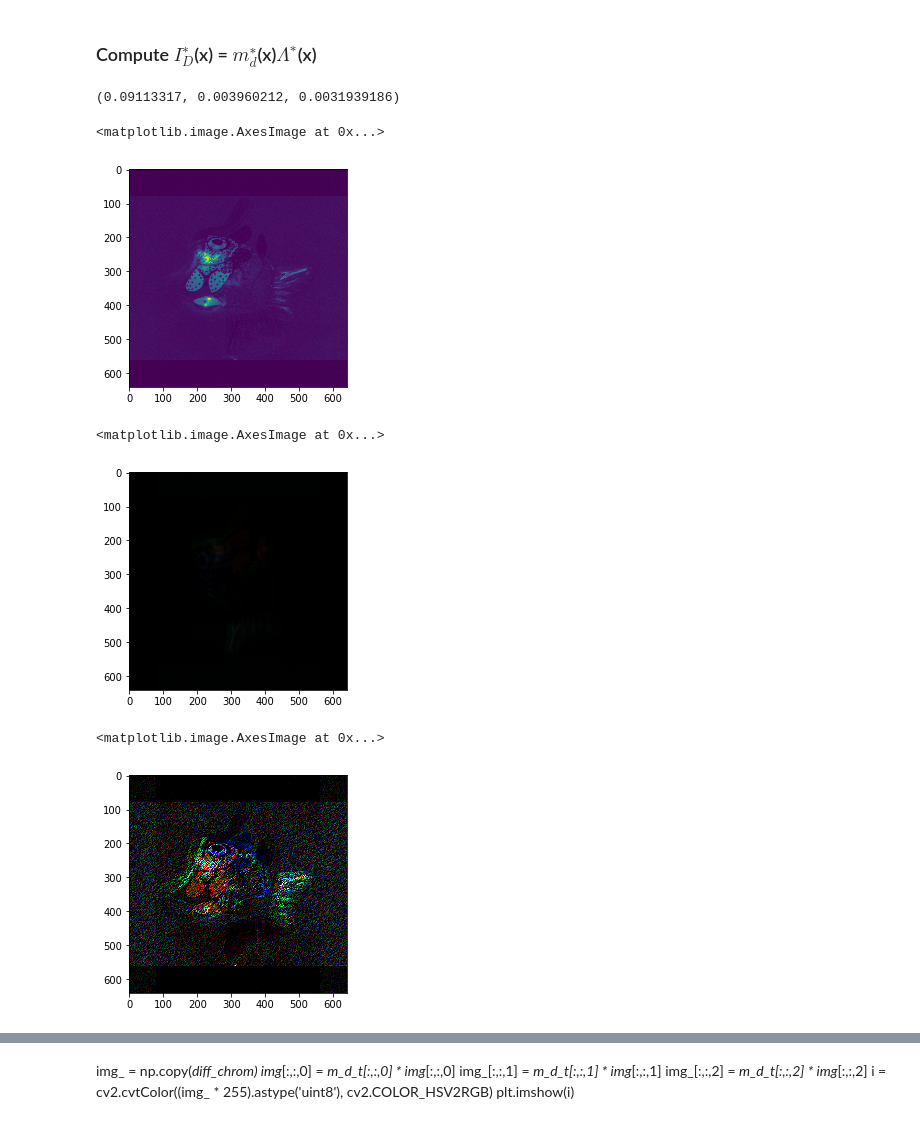
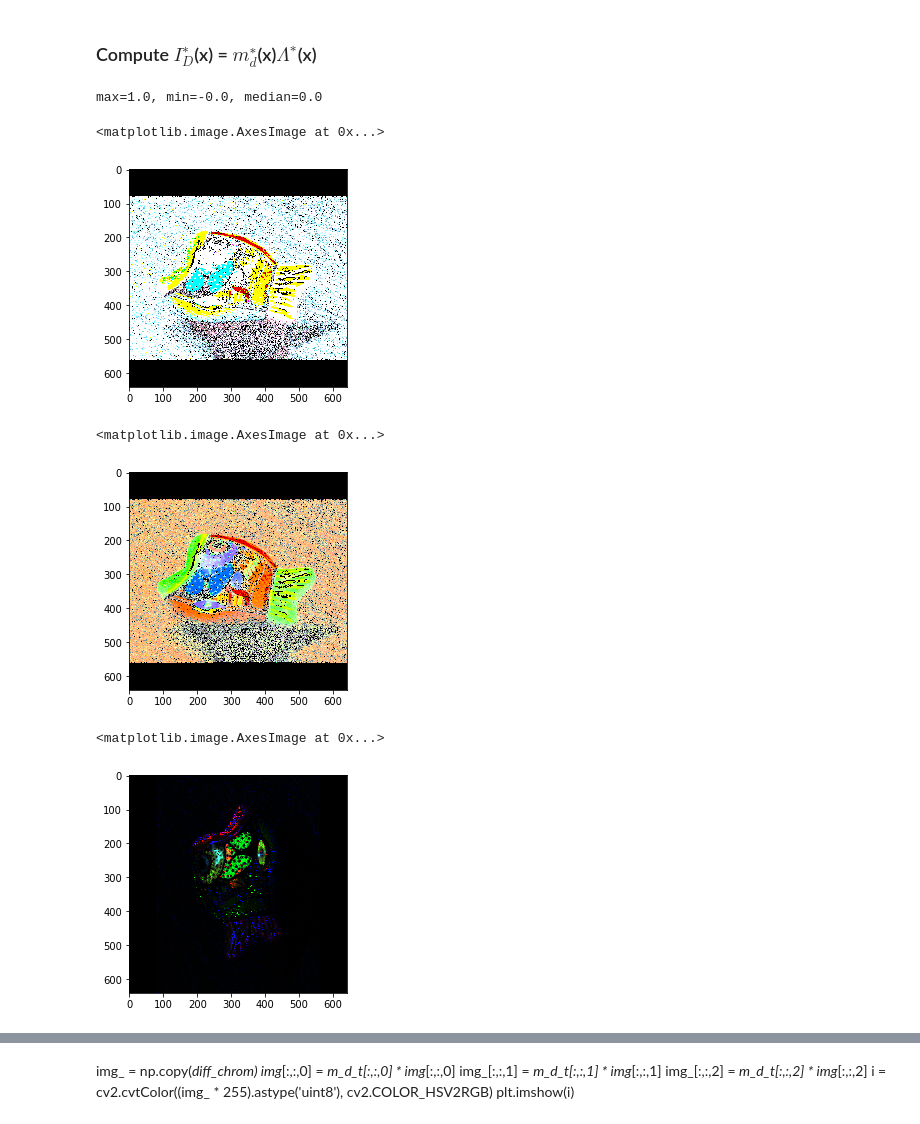
Before and after one commit to NikolaiSviridov/Specular-Highlight-Removal, a Jupyter notebook: single_image/Artusi_A_et_al/python/clean.ipynb, the cells around one changed output, grey strips where cells are left out. Cells and saved outputs as stored; diff of their text form; code cells hidden in the pictures.

```diff
--- a/single_image/Artusi_A_et_al/python/clean.ipynb
+++ b/single_image/Artusi_A_et_al/python/clean.ipynb
@@ -335,0 +358,5 @@ h = 0.005
+# %%
+_I_de = _I / _Gamma
+_diff_chrom_de = _diff_chrom / _Gamma
+# np.unique(_diff_chrom_de)
+np.unique(_I_de)
@@ -336,3 +368,22 @@ h = 0.005
+# %%
+def ff(I, tt, d):
+    a = I * (3 * tt - 1)
+    b = (tt * (3 * d - 1))
+    b[b == 0] = 0.000001
+    return a / b
+_I_de_b, _I_de_g, _I_de_r = cv2.split(_I_de)
+_d_b, _d_g, _d_r = cv2.split(_diff_chrom_de)
+tt = np.maximum(_I_de_b, _I_de_g, _I_de_r)# / (_I_de_b + _I_de_g + _I_de_r)
+s =  (_I_de_b + _I_de_g + _I_de_r)
+s[s == 0] = 1
+tt = tt / s
+m_d = cv2.merge([ff(_I_de_b, tt, _d_b), ff(_I_de_b, tt, _d_g), ff(_I_de_b, tt, _d_r)])
+# np.unique(d)
+# np.unique((tt * (3 * _d_r - 1)) )
+# %%
+_m_d = P1(m_d)
+_m_s = P2(_I_de - _diff_chrom_de *m_d)
+# np.unique(m_s)
 # %%
 %%time
 for color in range(3):
@@ -378,28 +443,28 @@ Wall time: 19.8 s
 # %% [markdown]
 ###  Compute $I^∗_D$(x) = $m^∗_d$(x)$\Lambda^∗$(x)
-# %%
-np.max(_m_d), np.mean(_m_d), np.median(_m_d)
-# %% [output]
-(0.09113317, 0.003960212, 0.0031939186)
+# %%
+print_max_min_median(_m_d[X_SVG])
+# %% [output]
+max=1.0, min=-0.0, median=0.0
 # %%
-plt.imshow(_m_d[:,:,0].T)
+plt.imshow(_m_d)
 # %% [output]
 <matplotlib.image.AxesImage at 0x...>
-[figure, old version]
+[figure, new version]
 # %%
 I_D = _m_d * _diff_chrom
 # %%
 plt.imshow((_m_d * _diff_chrom * 255).astype('uint8'))
 # %% [output]
 <matplotlib.image.AxesImage at 0x...>
-[figure, old version]
+[figure, new version]
 # %%
 r_md, g_md, b_md  = cv2.split(_m_d)
 _m_d_t = cv2.merge([r_md.T, g_md.T, b_md.T])
 plt.imshow(_m_d_t)
 # %% [output]
 <matplotlib.image.AxesImage at 0x...>
-[figure, old version]
+[figure, new version]
 # %%
 i = cv2.cvtColor((_m_d_t * _diff_chrom * 255).astype('uint8'), cv2.COLOR_HSV2RGB).astype('float32') / 255.0
 plt.imshow(i)
```
Also changed, not shown: parts of 20 cells of this notebook, 1 other file.
